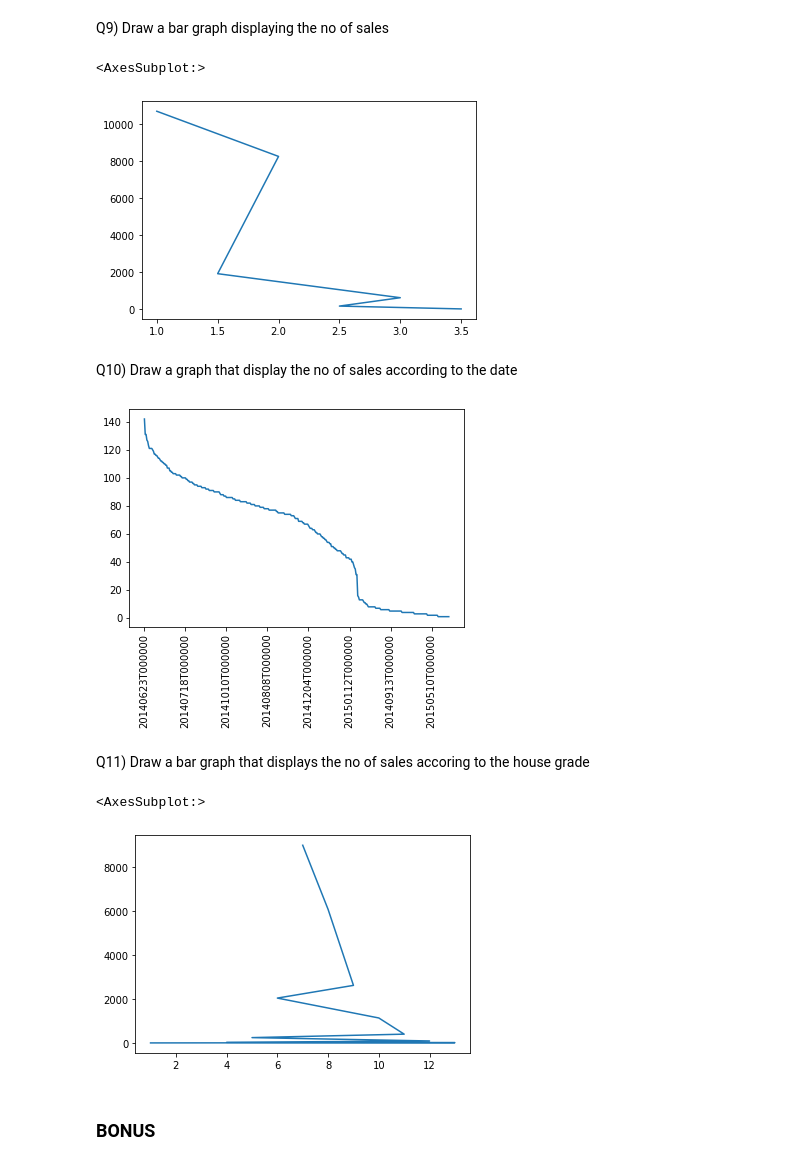
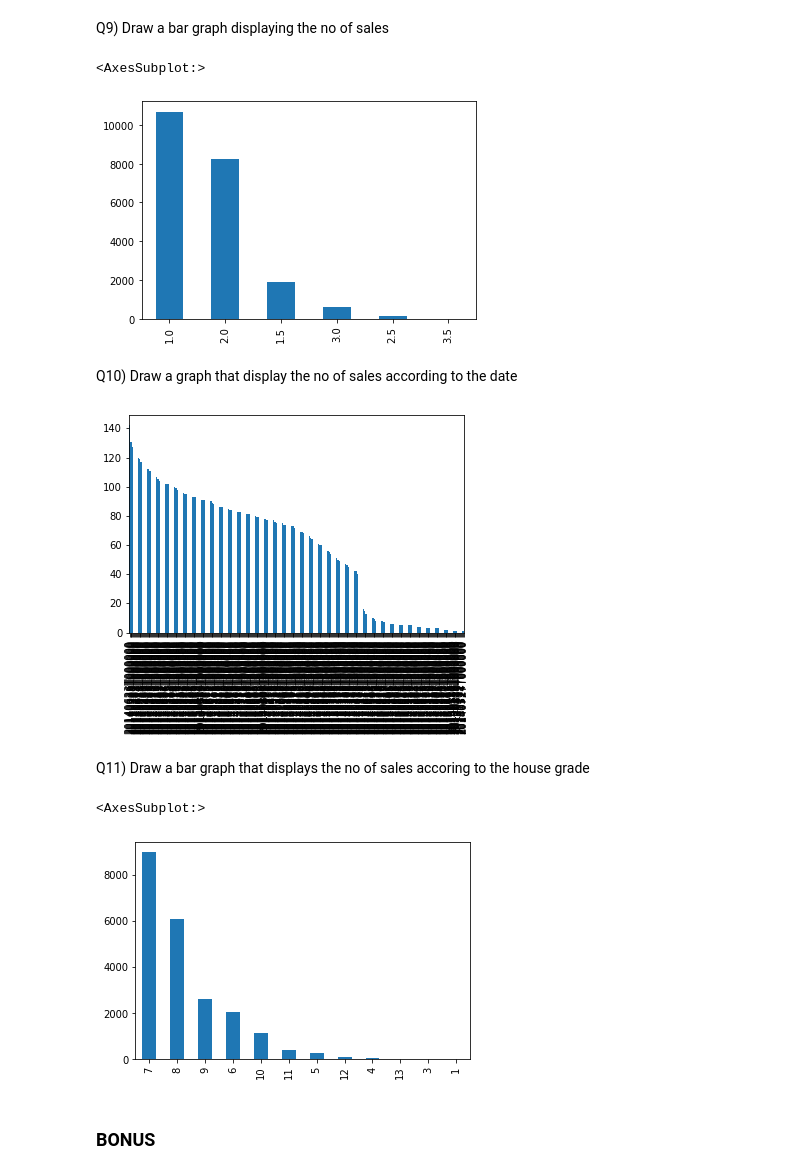
Before and after one commit to pavvann/UPES-Open-Assessment, a Jupyter notebook: PythonAssessment_2022_23 (1).ipynb, the cells around one changed output. Saved outputs shown, nothing was run; the diff lists cells and outputs as text; code cells hidden in the pictures.

```diff
--- a/PythonAssessment_2022_23 (1).ipynb
+++ b/PythonAssessment_2022_23 (1).ipynb
@@ -95,32 +95,31 @@ Q9) Draw a bar graph displaying the no of sales
 # your code here
 floorrr = sales['floors'].value_counts()
 
-floorrr.plot()
+floorrr.plot(kind = 'bar')
 # %% [output]
 <AxesSubplot:>
-[figure, old version]
+[figure, new version]
 # %% [markdown]
 Q10) Draw a graph that display the no of sales according to the date
 # %%
 # your code here
 datt=sales['date'].value_counts()
 
-datt.plot()
-plt.xticks(rotation=90)
+datt.plot(kind = 'bar')
 
 plt.show()
 # %% [output]
-[figure, old version]
+[figure, new version]
 # %% [markdown]
 Q11) Draw a bar graph that displays the no of sales accoring to the house grade
 # %%
 # your code here
 r=sales["grade"].value_counts()
 
-r.plot()
+r.plot(kind = 'bar')
 # %% [output]
 <AxesSubplot:>
-[figure, old version]
+[figure, new version]
 # %% [markdown]
 ### BONUS
 # %% [markdown]
```
